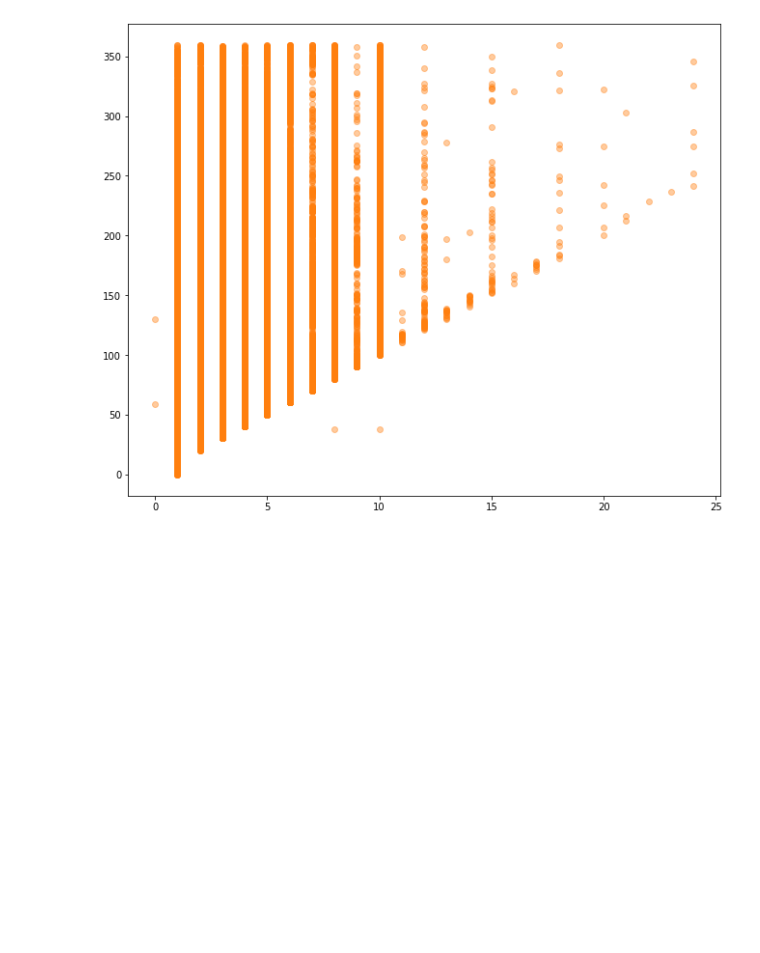
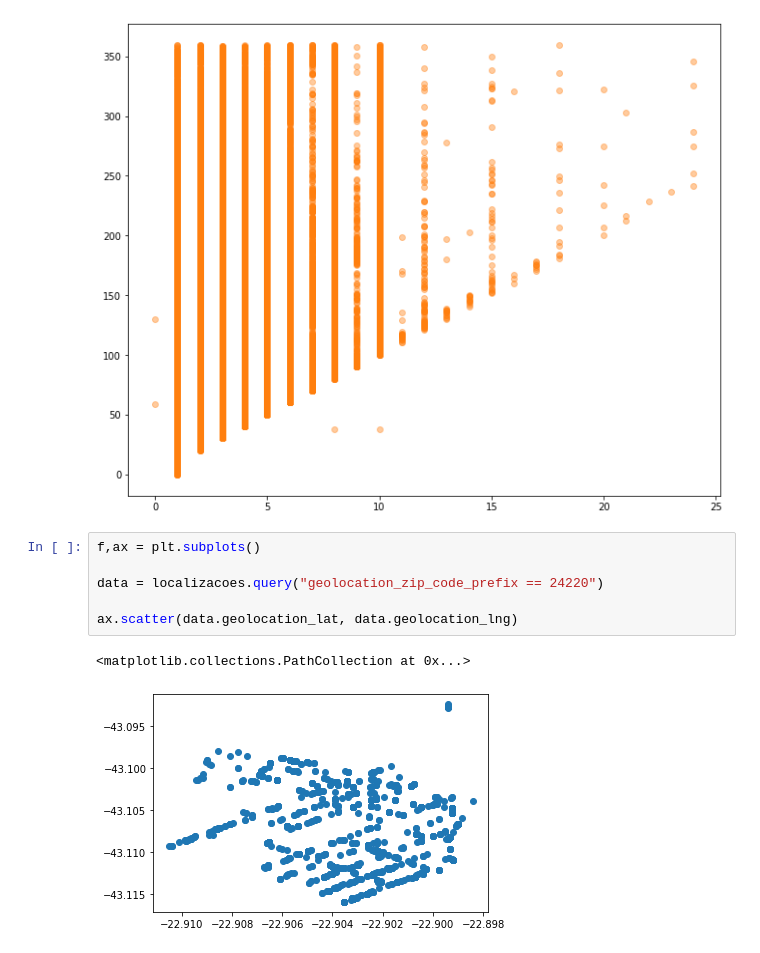
Before and after one commit to aulas-e-palestras/inove-python, a Jupyter notebook: 005_data_viz_matplotlib.ipynb, the cells around one changed output. Drawn from its saved outputs; the diff is of its cells as text; blank space fills up the shorter version.

```diff
--- a/005_data_viz_matplotlib.ipynb
+++ b/005_data_viz_matplotlib.ipynb
@@ -629,3 +629,12 @@ ax.scatter(data_credito_plot.payment_installments,
 plt.show()
 # %% [output]
 [figure]
+# %%
+f,ax = plt.subplots()
+
+data = localizacoes.query("geolocation_zip_code_prefix == 24220")
+
+ax.scatter(data.geolocation_lat, data.geolocation_lng)
+# %% [output]
+<matplotlib.collections.PathCollection at 0x...>
+[figure, added]
```
Also changed, not shown: parts of 3 cells of this notebook, 5 other files.
